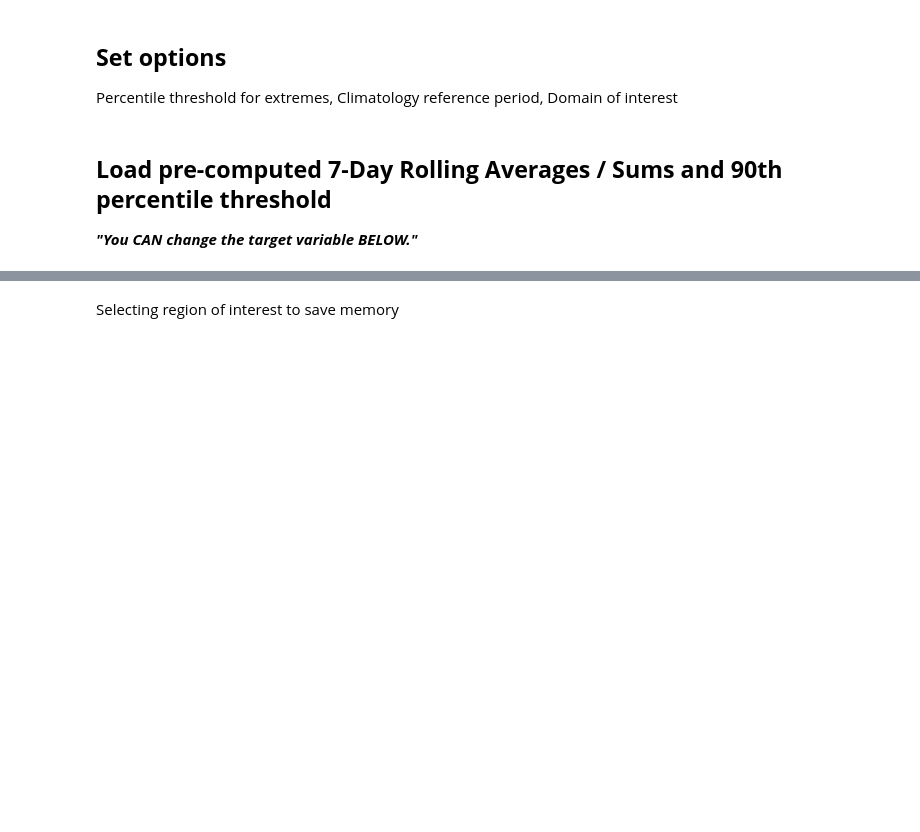
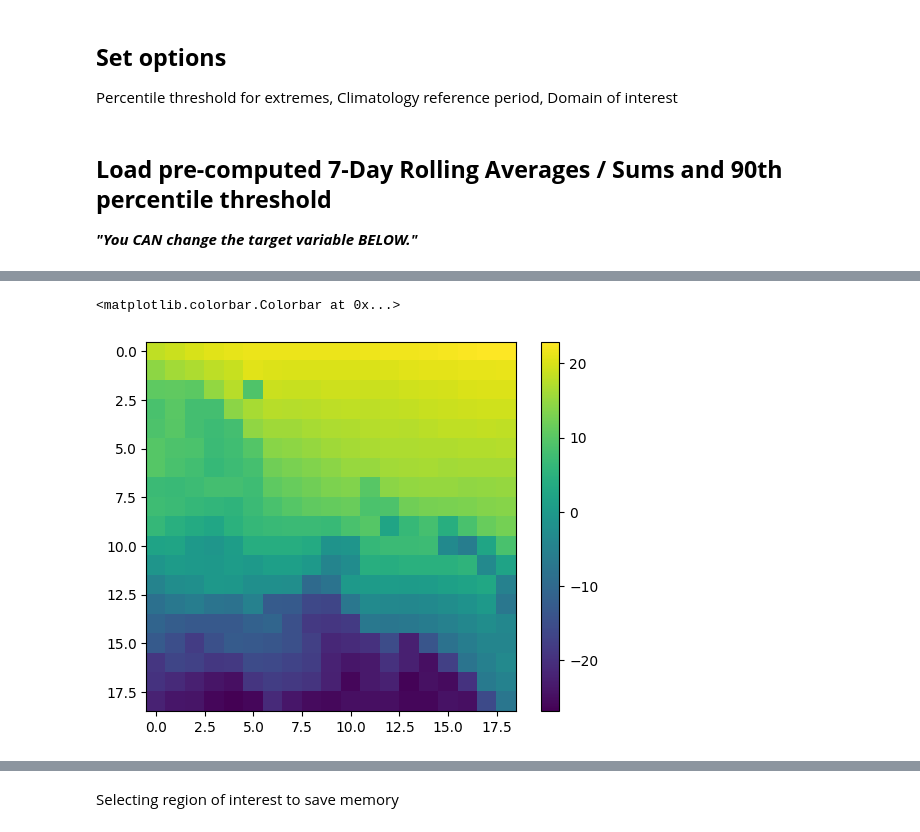
Before and after one commit to yyalexlee/EastAsiaClimateExtremes, a Jupyter notebook: CODES/TART_visualization2_output.ipynb, the cells around one changed output, grey strips where cells are left out. Saved outputs shown, nothing was run; the diff lists cells and outputs as text; code cells hidden in the pictures; blank space fills up the shorter version.

```diff
--- a/CODES/TART_visualization2_output.ipynb
+++ b/CODES/TART_visualization2_output.ipynb
@@ -23,6 +113,6 @@ Drive already mounted at /content/drive; to attempt to forcibly remount, call dr
 # %% [markdown]
 CHANGE the following paths if needed!
 # %%
-PATH_data = "/content/drive/MyDrive/APCC/Data/weekly/"
-PATH_clim = "/content/drive/MyDrive/APCC/Data/climatology/"
-PATH_save = "/content/drive/MyDrive/APCC/Results/"
+PATH_data = "/content/drive/MyDrive/APCC/Data/2.Weekly_ERA5/"
+PATH_save_stat = "/content/drive/MyDrive/APCC/statistics/"
+PATH_save_fig = "/content/drive/MyDrive/APCC/figures/"
@@ -91,9 +141,10 @@ if varname == 'AHT':
         os.path.join(PATH_data, "ERA5_7day_rolling_T2m_1940_2024.nc"),
         chunks={'time': 180, 'latitude': 30, 'longitude': 30} # Chunks!
     )
+    ds = ds.sortby("lat")
     data = ds.t2m_7day
     data = data.sel(time=data.time.dt.dayofweek == 0)
-    threshold_file = os.path.join(PATH_clim, "T2m_climatology_dataset.nc")
+    threshold_file = os.path.join(PATH_data, "T2m_thresholds_dataset.nc")
     thresholds = xr.open_dataset(threshold_file)
     threshold = thresholds[f"clim_{int(boundary*100)}th"]
     threshold -= 273.15
@@ -104,9 +155,10 @@ elif varname == 'HR':
         os.path.join(PATH_data, "ERA5_7day_rolling_TP_1940_2024.nc"),
         chunks={'time': 180, 'latitude': 30, 'longitude': 30}
     )
+    ds = ds.sortby("lat")
     data = ds.tp_7day
     data = data.sel(time=data.time.dt.dayofweek == 0)
-    threshold_file = os.path.join(PATH_clim, "TP_climatology_dataset.nc")
+    threshold_file = os.path.join(PATH_data, "TP_thresholds_dataset.nc")
     thresholds = xr.open_dataset(threshold_file)
     threshold = thresholds[f"clim_{int(boundary*100)}th"]
     unit = 'mm'
@@ -116,9 +168,12 @@ elif varname == 'MHW':
         os.path.join(PATH_data, "ERA5_7day_rolling_SST_1940_2024.nc"),
         chunks={'time': 180, 'latitude': 30, 'longitude': 30}
     )
+    ds = ds.sortby("lat")
     data = ds.sst_7day
+    data -= - 273.15
     data = data.sel(time=data.time.dt.dayofweek == 0)
-    threshold_file = os.path.join(PATH_clim, "SST_climatology_dataset.nc")
+    threshold_file = os.path.join(PATH_data, "SST_thresholds_dataset.nc")
     thresholds = xr.open_dataset(threshold_file)
     threshold = thresholds[f"clim_{int(boundary*100)}th"]
+    threshold -= 273.15
     unit = 'degC'
@@ -124,0 +272,5 @@ elif varname == 'MHW':
+# %%
+plt.imshow(data[0,...].values); plt.colorbar()
+# %% [output]
+<matplotlib.colorbar.Colorbar at 0x...>
+[figure, added]
```
Also changed, not shown: parts of 34 cells of this notebook.
